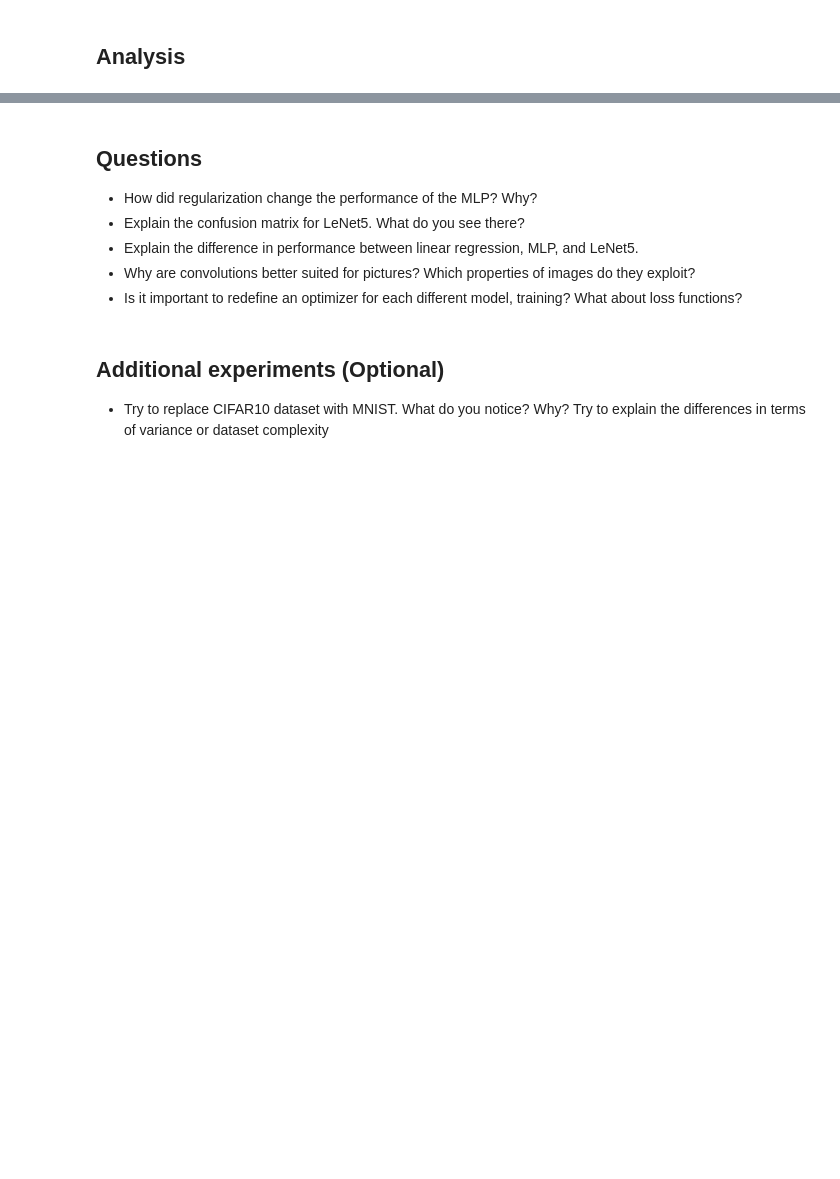
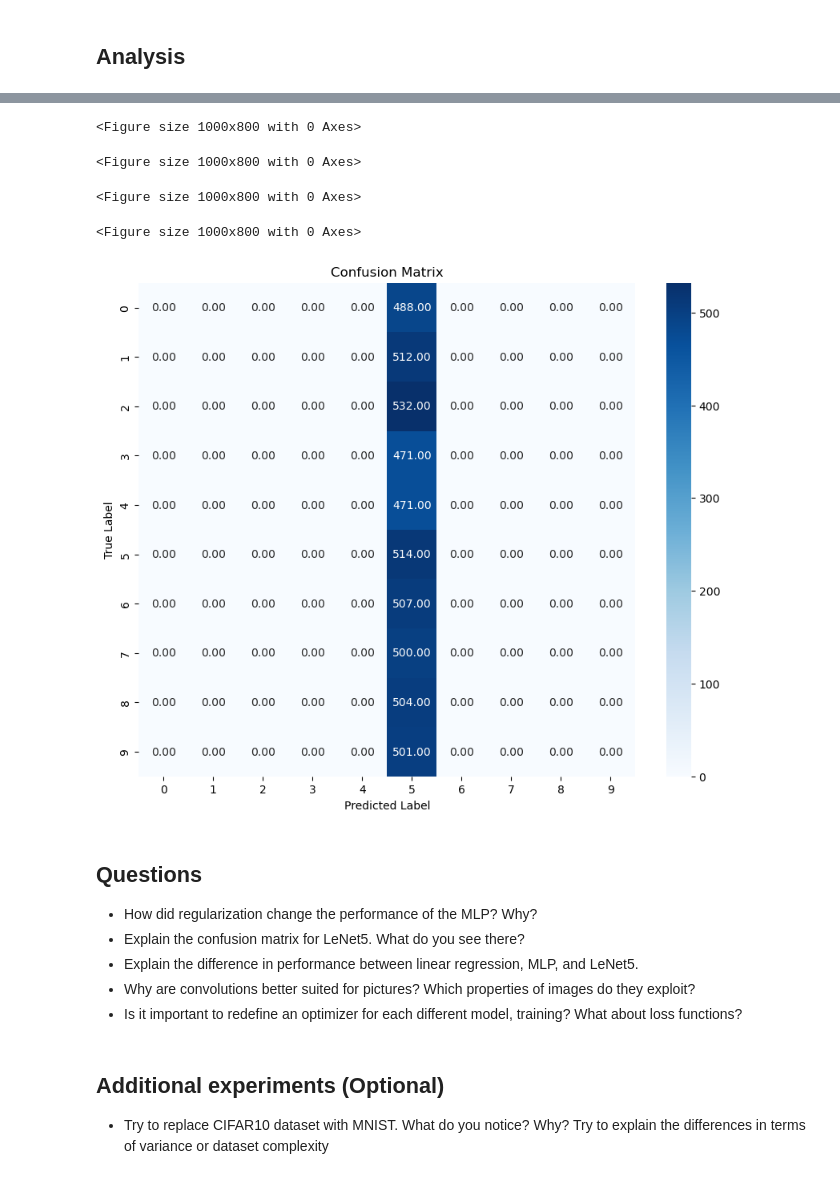
Before and after one commit to josh-wilkinson/MachineLearningExercises, a Jupyter notebook: Practical03/3_NAME1_NAME2_NAME3.ipynb, the cells around one changed output, grey strips where cells are left out. Cells and saved outputs as stored; diff of their text form; code cells hidden in the pictures; blank space fills up the shorter version.

```diff
--- a/Practical03/3_NAME1_NAME2_NAME3.ipynb
+++ b/Practical03/3_NAME1_NAME2_NAME3.ipynb
@@ -245,14 +246,17 @@ def run_training(model, optimizer, loss_fn, device, num_epochs, train_dataloader
 def calc_confusion_values(dataloader, model, device):
     """ method to compute the confusion values on the validation set """
     model.eval()
+    pred_labels = []
+    true_labels = []
+
     with torch.no_grad():
-        for x_btach, y_batch in dataloader:
+        for x_batch, y_batch in dataloader:
             x_batch, y_batch = x_batch.to(device), y_batch.to(device)
 
             predictions = model(x_batch)
             max_id = torch.argmax(predictions, dim = 1).cpu().numpy()
             pred_labels.extend(max_id)
-            true_labels.extend(y_batch)
+            true_labels.extend(y_batch.cpu().numpy())
 
     return confusion_matrix(true_labels, pred_labels)
 # %% [markdown]
@@ -420,3 +590,21 @@ plt.show()
+# %%
+## TODO: Plot the confusion matrix for LeNet5
+
+cmatrix = calc_confusion_values(val_loader, model_LN5, device)
+
+
+plt.figure(figsize=(10, 8))
+sns.heatmap(cmatrix, annot=True, fmt=".2f", cmap="Blues")
+plt.xlabel("Predicted Label")
+plt.ylabel("True Label")
+plt.title("Confusion Matrix")
+plt.show()
+# %% [output]
+<Figure size 1000x800 with 0 Axes>
+<Figure size 1000x800 with 0 Axes>
+<Figure size 1000x800 with 0 Axes>
+<Figure size 1000x800 with 0 Axes>
+[figure, added]
 # %% [markdown]
 ## Questions
 * How did regularization change the performance of the MLP? Why?
```
Also changed, not shown: parts of 19 cells of this notebook.
